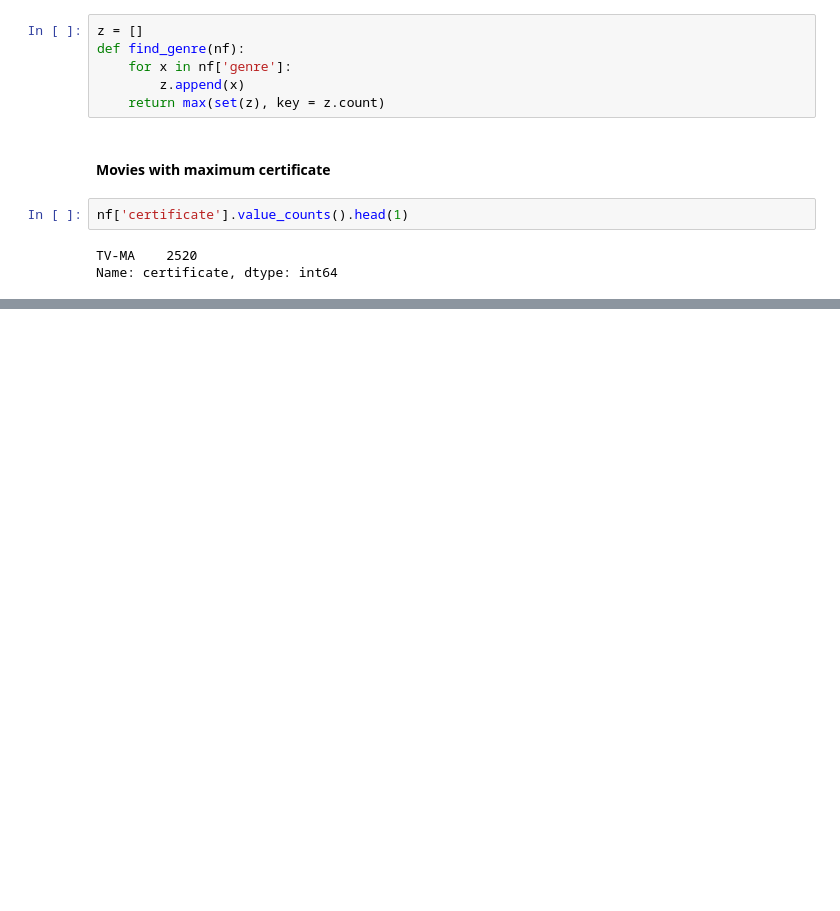
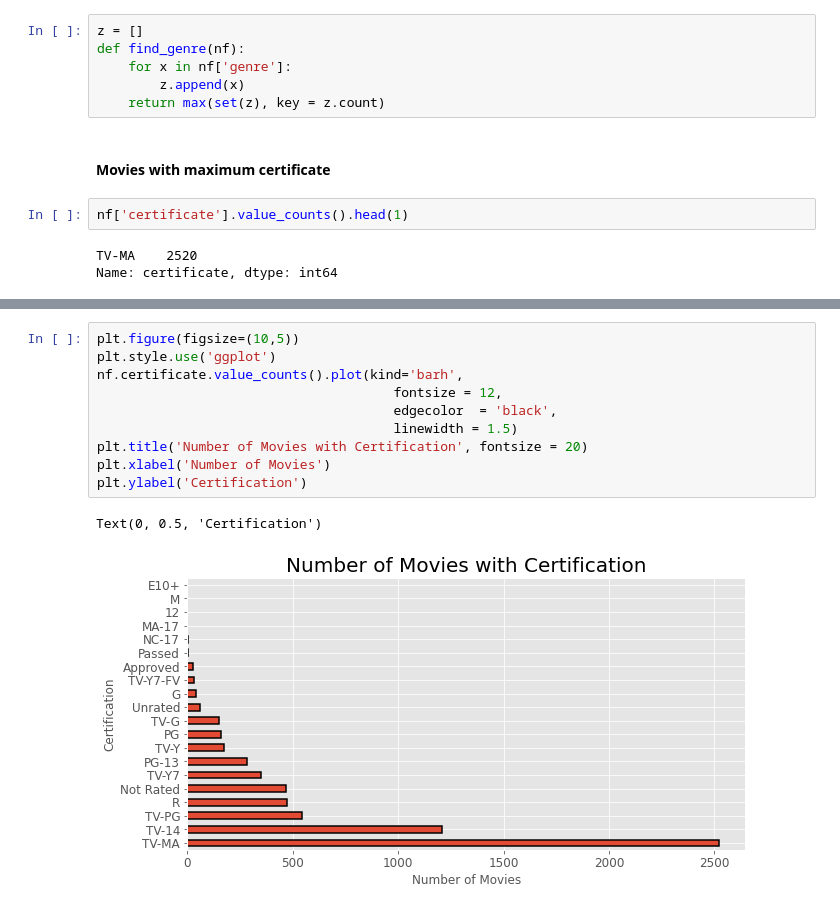
Before and after one commit to anulkanpuria/Python, a Jupyter notebook: Netflix.ipynb, the cells around one changed output, grey strips where cells are left out. Drawn from its saved outputs; the diff is of its cells as text; blank space fills up the shorter version.

```diff
--- a/Netflix.ipynb
+++ b/Netflix.ipynb
@@ -181,0 +193,13 @@ sns.lineplot(data = nf, x = 'certificate', y = 'votes', errorbar=None)
+# %%
+plt.figure(figsize=(10,5))
+plt.style.use('ggplot')
+nf.certificate.value_counts().plot(kind='barh',
+                                      fontsize = 12,
+                                      edgecolor  = 'black',
+                                      linewidth = 1.5)
+plt.title('Number of Movies with Certification', fontsize = 20)
+plt.xlabel('Number of Movies')
+plt.ylabel('Certification')
+# %% [output]
+Text(0, 0.5, 'Certification')
+[figure, added]
```
Also changed, not shown: parts of 6 cells of this notebook.
